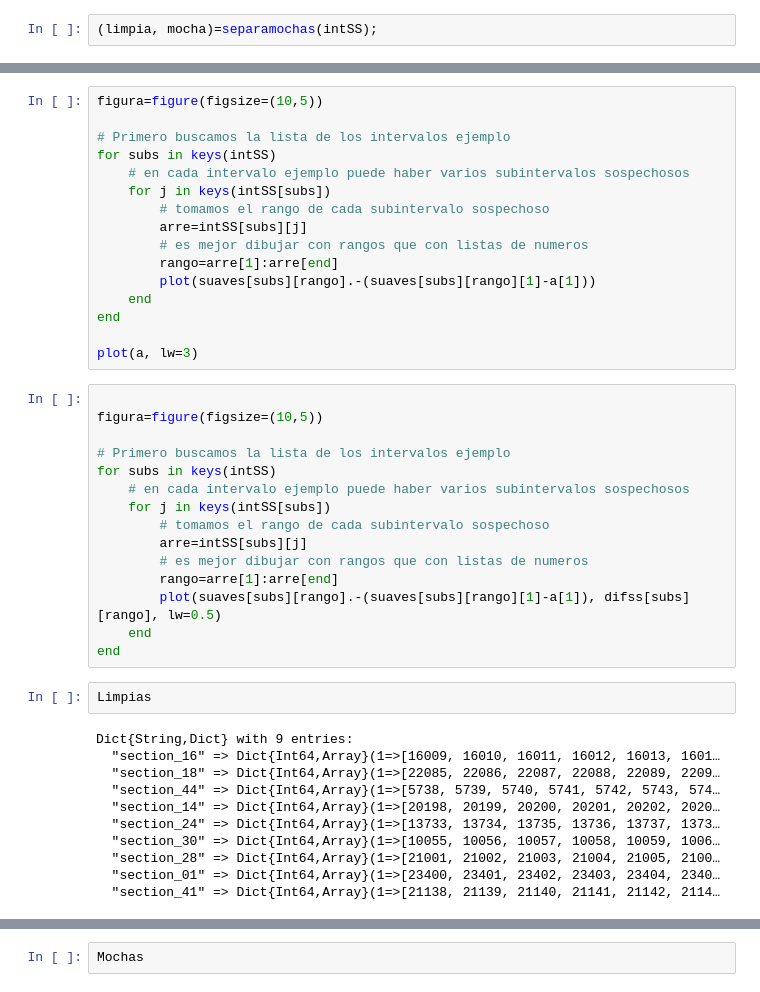
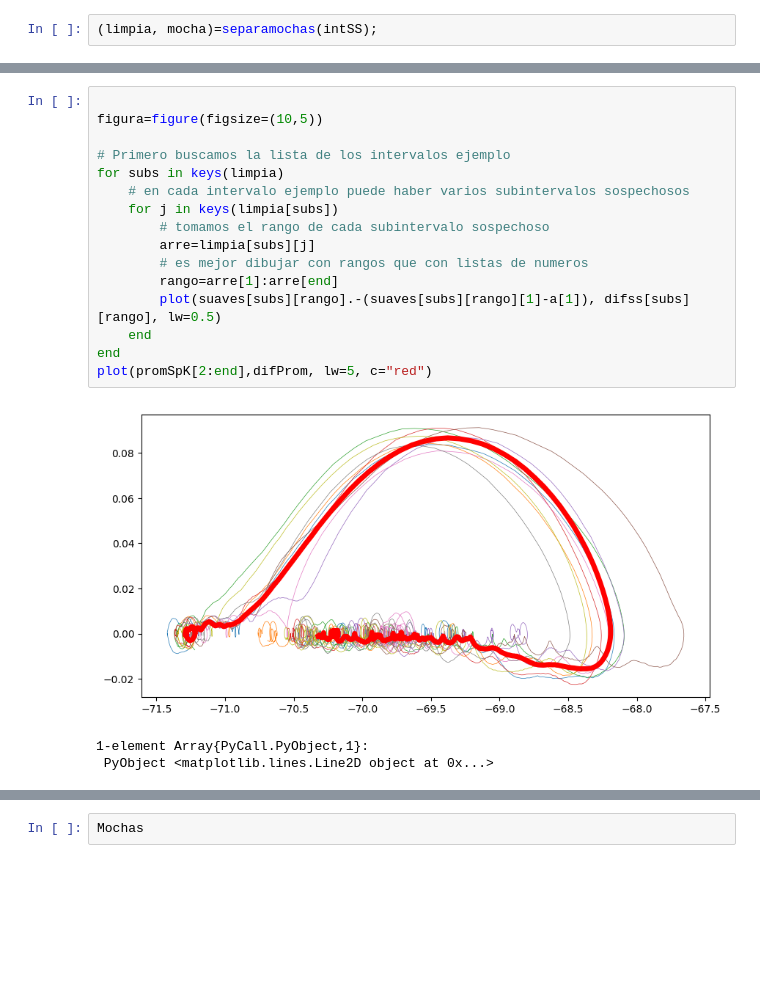
Before and after one commit to JoseJJAB/TrabajoCinvestav, a Jupyter notebook: SpikletDetection.ipynb, the cells around one changed output, grey strips where cells are left out. Cells and saved outputs as stored; diff of their text form; blank space fills up the shorter version.

```diff
--- a/SpikletDetection.ipynb
+++ b/SpikletDetection.ipynb
@@ -379,44 +424,20 @@ a=average1(mocha)
 # %%
+
 figura=figure(figsize=(10,5))
 
 # Primero buscamos la lista de los intervalos ejemplo
-for subs in keys(intSS)
+for subs in keys(limpia)
     # en cada intervalo ejemplo puede haber varios subintervalos sospechosos
-    for j in keys(intSS[subs])
+    for j in keys(limpia[subs])
         # tomamos el rango de cada subintervalo sospechoso
-        arre=intSS[subs][j]
+        arre=limpia[subs][j]
         # es mejor dibujar con rangos que con listas de numeros
         rango=arre[1]:arre[end]
-        plot(suaves[subs][rango].-(suaves[subs][rango][1]-a[1]))
+        plot(suaves[subs][rango].-(suaves[subs][rango][1]-a[1]), difss[subs][rango], lw=0.5)
     end
 end
-
-plot(a, lw=3)
+plot(promSpK[2:end],difProm, lw=5, c="red")
+# %% [output]
+[figure, added]
+1-element Array{PyCall.PyObject,1}:
+ PyObject <matplotlib.lines.Line2D object at 0x...>
-# %%
-
-figura=figure(figsize=(10,5))
-
-# Primero buscamos la lista de los intervalos ejemplo
-for subs in keys(intSS)
-    # en cada intervalo ejemplo puede haber varios subintervalos sospechosos
-    for j in keys(intSS[subs])
-        # tomamos el rango de cada subintervalo sospechoso
-        arre=intSS[subs][j]
-        # es mejor dibujar con rangos que con listas de numeros
-        rango=arre[1]:arre[end]
-        plot(suaves[subs][rango].-(suaves[subs][rango][1]-a[1]), difss[subs][rango], lw=0.5)
-    end
-end
-# %%
-Limpias
-# %% [output]
-Dict{String,Dict} with 9 entries:
-  "section_16" => Dict{Int64,Array}(1=>[16009, 16010, 16011, 16012, 16013, 1601…
-  "section_18" => Dict{Int64,Array}(1=>[22085, 22086, 22087, 22088, 22089, 2209…
-  "section_44" => Dict{Int64,Array}(1=>[5738, 5739, 5740, 5741, 5742, 5743, 574…
-  "section_14" => Dict{Int64,Array}(1=>[20198, 20199, 20200, 20201, 20202, 2020…
-  "section_24" => Dict{Int64,Array}(1=>[13733, 13734, 13735, 13736, 13737, 1373…
-  "section_30" => Dict{Int64,Array}(1=>[10055, 10056, 10057, 10058, 10059, 1006…
-  "section_28" => Dict{Int64,Array}(1=>[21001, 21002, 21003, 21004, 21005, 2100…
-  "section_01" => Dict{Int64,Array}(1=>[23400, 23401, 23402, 23403, 23404, 2340…
-  "section_41" => Dict{Int64,Array}(1=>[21138, 21139, 21140, 21141, 21142, 2114…
```
Also changed, not shown: parts of 21 cells of this notebook.
